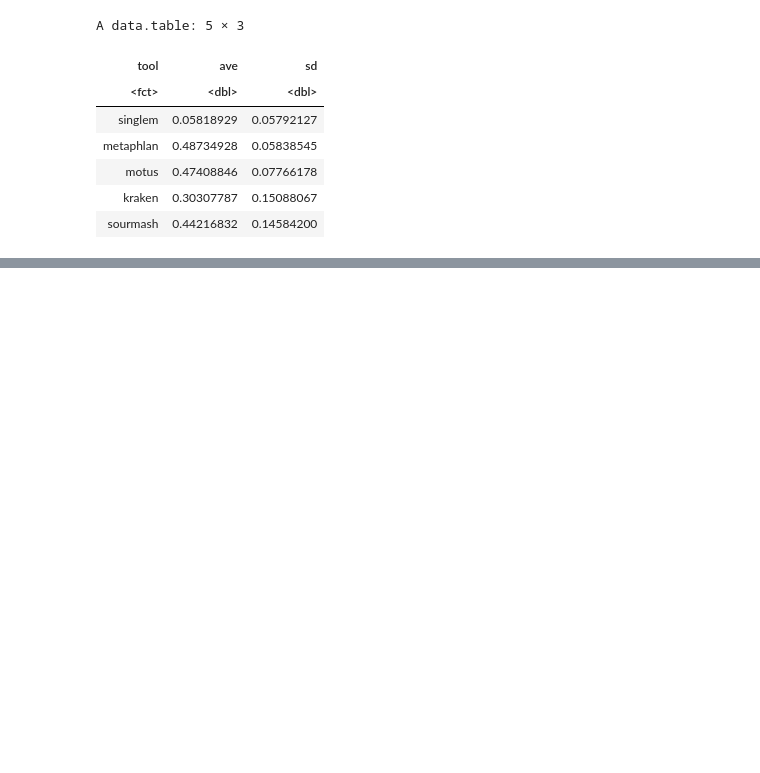
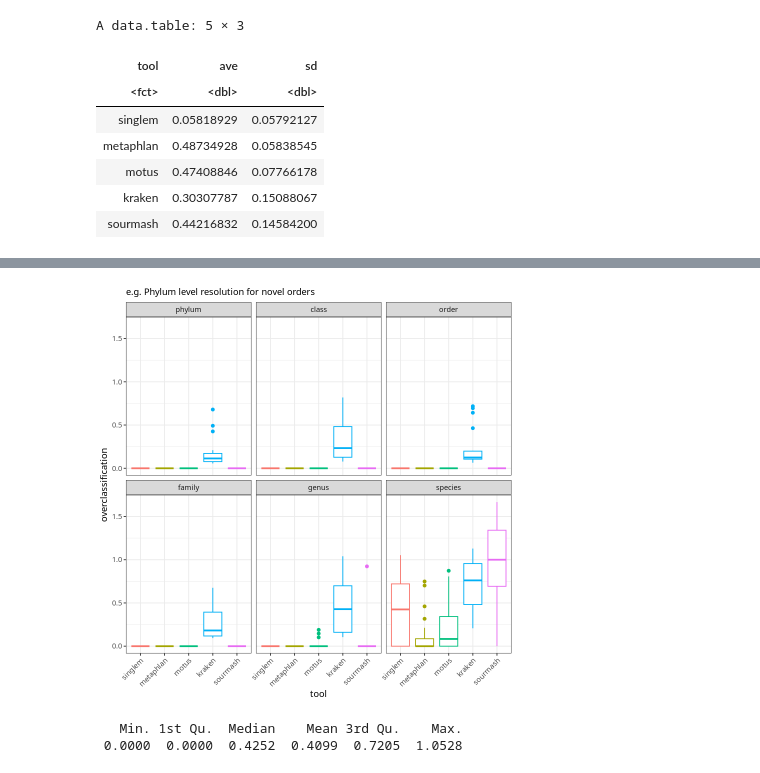
Before and after one commit to wwood/singlem-benchmarking, a Jupyter notebook: 2_phylogenetic_novelty/plot.ipynb, the cells around one changed output, grey strips where cells are left out. Drawn from its saved outputs; the diff is of its cells as text; code cells hidden in the pictures; blank space fills up the shorter version.

```diff
--- a/2_phylogenetic_novelty/plot.ipynb
+++ b/2_phylogenetic_novelty/plot.ipynb
@@ -188,0 +191,5 @@ fwrite(bc2, 'bray_curtis.tsv', sep='\t')
+# %%
+# Read in the singlem .profile file for each species
+profiles = data.table(expand.grid(tool=tools, genome=strats$genome))
+profiles2 = profiles[, fread(paste('output_',tool,'/',tool,'/',genome,'.profile',sep=''), sep='\t'), by=.(tool,genome)]
+profiles2[1:3]
@@ -188,0 +203,22 @@ fwrite(bc2, 'bray_curtis.tsv', sep='\t')
+# %%
+# Only care about s__ entries. Then order by abundance reverse, remove the top one.
+get_abundance_of_non_top_species = function(sd) {
+    # sd[, is_non_novel := F]
+    # sd[grep('s__Staphylococcus aureus', taxonomy), is_non_novel := T]
+    # sd[grep('s__Methanobrevibacter ruminantium', taxonomy), is_non_novel := T]
+    return(sd[is_non_novel==F, sum(coverage)] / sum(sd$coverage) * 2)
+    # print(sd)
+    # if (nrow(sd) == 1) {
+    #     return(0)
+    # } else {
+    #     return(sd[2:nrow(sd), sum(coverage)] / sum(sd$coverage[1]))
+    # }
+}
+profiles2[, is_non_novel := F]
+profiles2[grep('s__Staphylococcus aureus', taxonomy), is_non_novel := T]
+profiles2[grep('s__Methanobrevibacter ruminantium', taxonomy), is_non_novel := T]
+overclassification_rates = profiles2[grep('s__',taxonomy)][order(-coverage)][,.(overclassification=get_abundance_of_non_top_species(.SD)), by=.(tool,genome)]
+summary(overclassification_rates[tool=='singlem']$overclassification)
+
+overclassification_rates[tool=='singlem'][overclassification > 0.3]
+table(overclassification_rates$tool)
@@ -188,0 +244,14 @@ fwrite(bc2, 'bray_curtis.tsv', sep='\t')
+# %%
+# What about per-taxon level?
+overclassification_rates2 = merge(overclassification_rates, strats, by='genome')
+overclassification_rates2[, novelty_category := factor(novelty_category, levels=orders)]
+overclassification_rates2[, tool := factor(tool, levels=tools)]
+qplot(data=overclassification_rates2[tool != 'kaiju'], tool, overclassification, geom='boxplot', colour=tool)+facet_wrap(~novelty_category)+theme(axis.text.x = element_text(angle = 45, hjust = 1))+labs(subtitle='e.g. Phylum level resolution for novel orders')+theme(legend.position='none')
+# %% [output]
+[figure, added]
+# %%
+# So at the novel species level, what coverage is estimated
+summary(overclassification_rates2[tool=='singlem'][novelty_category=='species', overclassification])
+# %% [output]
+   Min. 1st Qu.  Median    Mean 3rd Qu.    Max.
+ 0.0000  0.0000  0.4252  0.4099  0.7205  1.0528
```
Also changed, not shown: parts of 7 cells of this notebook, 53 other files.
